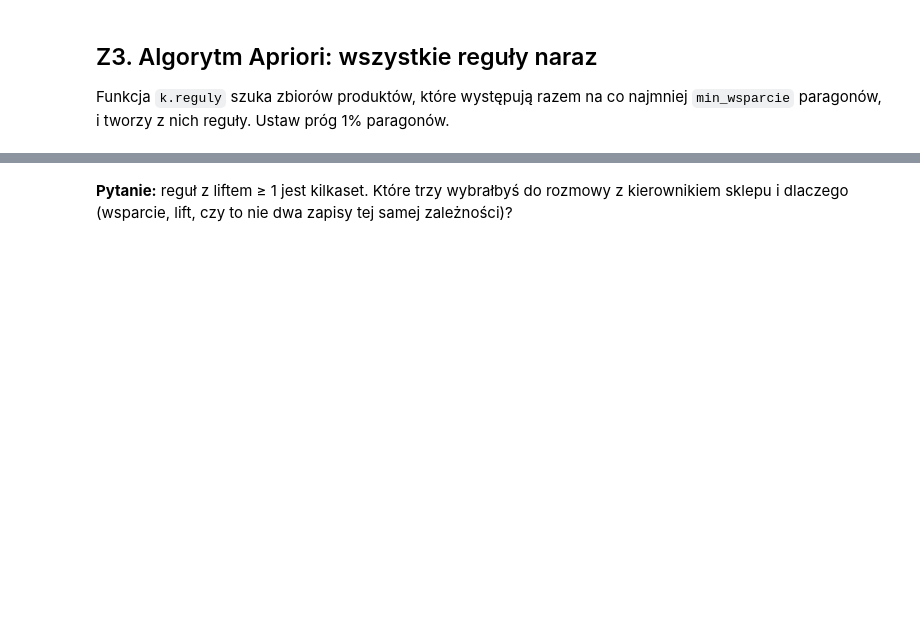
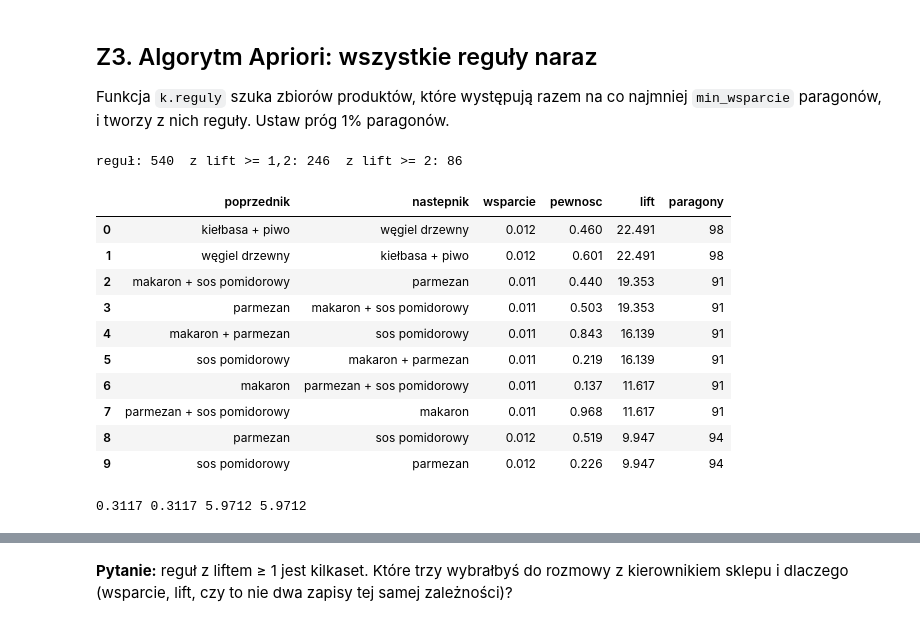
Before and after one commit to SwierkJ/analiza-koszyka, a Jupyter notebook: lab6_student.ipynb, the cells around one changed output, grey strips where cells are left out. Cells and saved outputs as stored; diff of their text form; code cells hidden in the pictures; blank space fills up the shorter version.

```diff
--- a/lab6_student.ipynb
+++ b/lab6_student.ipynb
@@ -58,13 +79,28 @@ pd.DataFrame([para(A, B) for A, B in pary])
 
 Funkcja `k.reguly` szuka zbiorów produktów, które występują razem na co najmniej `min_wsparcie` paragonów, i tworzy z nich reguły. Ustaw próg 1% paragonów.
 # %%
-r = k.reguly(K, min_wsparcie=___, min_lift=1.0)    # 1% paragonów = 0.01
+r = k.reguly(K, min_wsparcie=0.01, min_lift=1.0)    # 1% paragonów = 0.01
 print("reguł:", len(r), " z lift >= 1,2:", (r.lift >= 1.2).sum(), " z lift >= 2:", (r.lift >= 2).sum())
 r.head(10)
+# %% [output]
+reguł: 540  z lift >= 1,2: 246  z lift >= 2: 86
+|  | poprzednik | nastepnik | wsparcie | pewnosc | lift | paragony |
+| 0 | kiełbasa + piwo | węgiel drzewny | 0.012 | 0.460 | 22.491 | 98 |
+| 1 | węgiel drzewny | kiełbasa + piwo | 0.012 | 0.601 | 22.491 | 98 |
+| 2 | makaron + sos pomidorowy | parmezan | 0.011 | 0.440 | 19.353 | 91 |
+| 3 | parmezan | makaron + sos pomidorowy | 0.011 | 0.503 | 19.353 | 91 |
+| 4 | makaron + parmezan | sos pomidorowy | 0.011 | 0.843 | 16.139 | 91 |
+| 5 | sos pomidorowy | makaron + parmezan | 0.011 | 0.219 | 16.139 | 91 |
+| 6 | makaron | parmezan + sos pomidorowy | 0.011 | 0.137 | 11.617 | 91 |
+| 7 | parmezan + sos pomidorowy | makaron | 0.011 | 0.968 | 11.617 | 91 |
+| 8 | parmezan | sos pomidorowy | 0.012 | 0.519 | 9.947 | 94 |
+| 9 | sos pomidorowy | parmezan | 0.012 | 0.226 | 9.947 | 94 |
 # %%
 # kontrola: Apriori (biblioteka mlxtend) i nasze funkcje dają to samo
 w = r[(r.poprzednik == "makaron") & (r.nastepnik == "sos pomidorowy")].iloc[0]
 print(round(w.pewnosc, 4), round(k.pewnosc(K, "makaron", "sos pomidorowy"), 4), round(w.lift, 4), round(k.lift(K, "makaron", "sos pomidorowy"), 4))
+# %% [output]
+0.3117 0.3117 5.9712 5.9712
 # %%
 # reguły z wysoką pewnością, ale liftem bliskim 1: „popularny następnik”
 pop = r[(r.pewnosc >= 0.3) & (r.lift < 1.1)]
```
Also changed, not shown: parts of 15 cells of this notebook.
